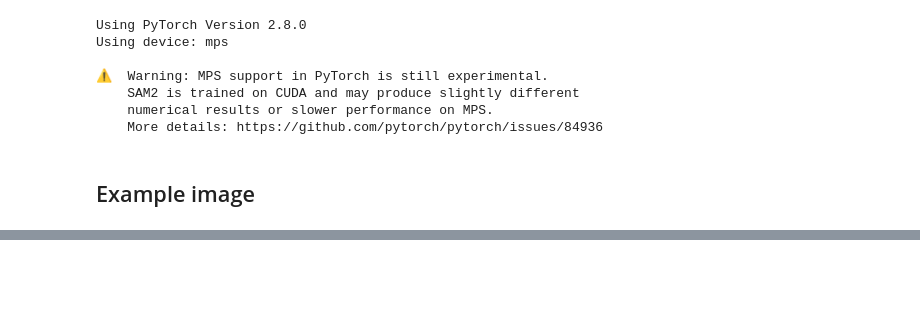
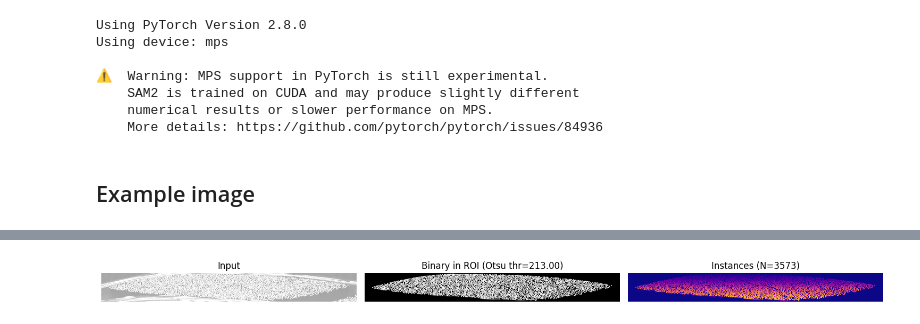
Before and after one commit to choROPeNt/segment-anything-2, a Jupyter notebook: notebooks/promotion/simple_analysis.ipynb, the cells around one changed output, grey strips where cells are left out. Cells and saved outputs as stored; diff of their text form; code cells hidden in the pictures; blank space fills up the shorter version.

```diff
--- a/notebooks/promotion/simple_analysis.ipynb
+++ b/notebooks/promotion/simple_analysis.ipynb
@@ -656,0 +123,48 @@ for image, points, labels, masks in zip(img_batch, pts_batch, labels_batch, best
+# %%
+# --- ensure boolean mask ---
+mask_bool = mask_np.astype(bool)
+
+# --- compute Otsu threshold using ONLY pixels inside mask ---
+roi_vals = image_np[mask_bool]
+thresh = threshold_otsu(roi_vals)
+
+# --- threshold only inside ROI ---
+binary = np.zeros_like(image_np, dtype=bool)
+binary[mask_bool] = image_np[mask_bool] > thresh + 20 # optionally: thresh - offset
+
+# Optional cleanup (tune these!)
+binary = remove_small_objects(binary, min_size=200)
+binary = remove_small_holes(binary, area_threshold=200)
+
+# keep everything strictly inside ROI
+binary &= mask_bool
+
+# --- 2) Instance segmentation (watershed on distance map) ---
+distance = ndi.distance_transform_edt(binary)
+
+coords = peak_local_max(distance, labels=binary, min_distance=10)
+markers = np.zeros_like(image_np, dtype=np.int32)
+markers[coords[:, 0], coords[:, 1]] = 1
+markers = label(markers)
+
+labels_ws = watershed(-distance, markers, mask=binary)
+
+# --- 3) Plot ---
+fig, ax = plt.subplots(1, 3, figsize=(15, 5))
+
+ax[0].imshow(image_np, cmap="gray")
+ax[0].set_title("Input")
+ax[0].axis("off")
+
+ax[1].imshow(binary, cmap="gray")
+ax[1].set_title(f"Binary in ROI (Otsu thr={thresh:.2f})")
+ax[1].axis("off")
+
+ax[2].imshow(labels_ws, cmap="plasma")
+ax[2].set_title(f"Instances (N={labels_ws.max()})")
+ax[2].axis("off")
+
+plt.tight_layout()
+plt.show()
+# %% [output]
+[figure, added]
```
Also changed, not shown: parts of 77 cells of this notebook, 5 other files.
